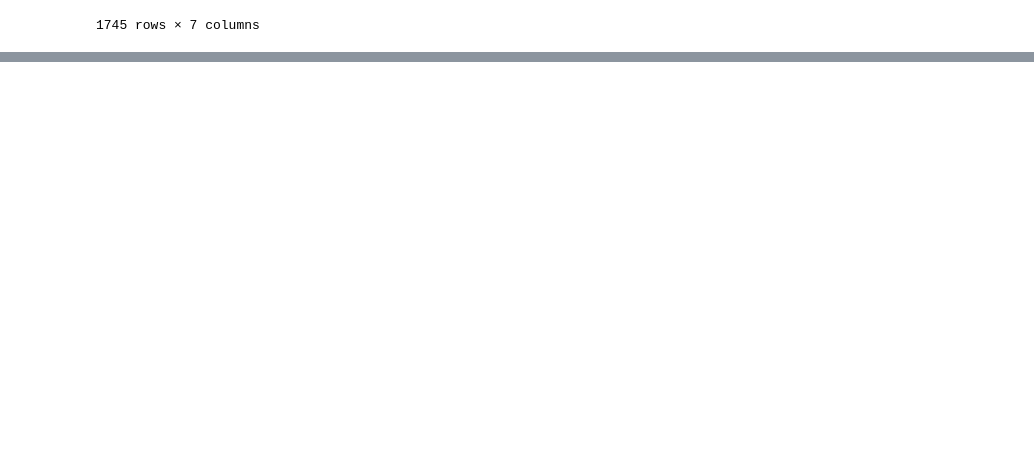
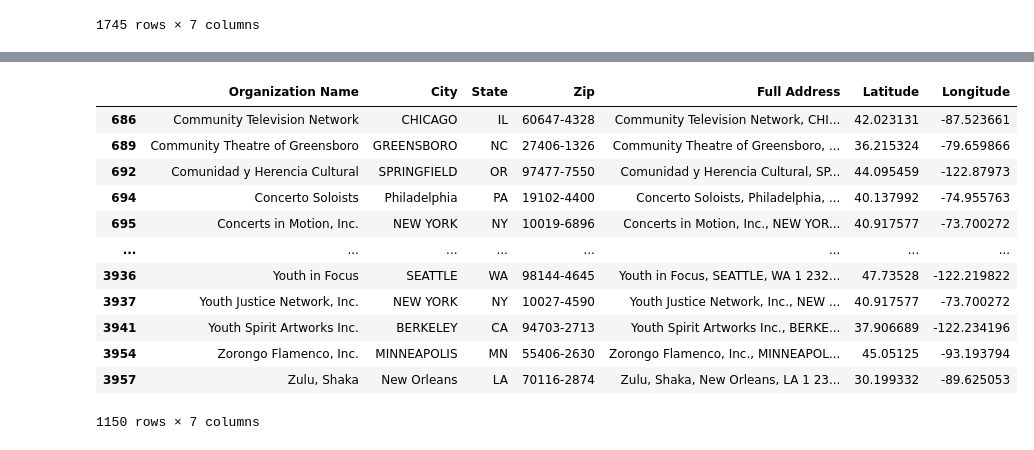
Before and after one commit to kristenvinh/NEA_NEH_Mapping, a Jupyter notebook: geocoding_cleaning.ipynb, the cells around one changed output, grey strips where cells are left out. Drawn from its saved outputs; the diff is of its cells as text; code cells hidden in the pictures; blank space fills up the shorter version.

```diff
--- a/geocoding_cleaning.ipynb
+++ b/geocoding_cleaning.ipynb
@@ -165 +237,19 @@ NEH_With_Geo
+# %%
+#Running Geocoding and saving files
+NEA_List[4] = geocoding(NEA_List[4])
+NEA_List[4]
+# %% [output]
+|  | Organization Name | City | State | Zip | Full Address | Latitude | Longitude |
+| 686 | Community Television Network | CHICAGO | IL | 60647-4328 | Community Television Network, CHI... | 42.023131 | -87.523661 |
+| 689 | Community Theatre of Greensboro | GREENSBORO | NC | 27406-1326 | Community Theatre of Greensboro, ... | 36.215324 | -79.659866 |
+| 692 | Comunidad y Herencia Cultural | SPRINGFIELD | OR | 97477-7550 | Comunidad y Herencia Cultural, SP... | 44.095459 | -122.87973 |
+| 694 | Concerto Soloists | Philadelphia | PA | 19102-4400 | Concerto Soloists, Philadelphia, ... | 40.137992 | -74.955763 |
+| 695 | Concerts in Motion, Inc. | NEW YORK | NY | 10019-6896 | Concerts in Motion, Inc., NEW YOR... | 40.917577 | -73.700272 |
+| ... | ... | ... | ... | ... | ... | ... | ... |
+| 3936 | Youth in Focus | SEATTLE | WA | 98144-4645 | Youth in Focus, SEATTLE, WA 1 232... | 47.73528 | -122.219822 |
+| 3937 | Youth Justice Network, Inc. | NEW YORK | NY | 10027-4590 | Youth Justice Network, Inc., NEW ... | 40.917577 | -73.700272 |
+| 3941 | Youth Spirit Artworks Inc. | BERKELEY | CA | 94703-2713 | Youth Spirit Artworks Inc., BERKE... | 37.906689 | -122.234196 |
+| 3954 | Zorongo Flamenco, Inc. | MINNEAPOLIS | MN | 55406-2630 | Zorongo Flamenco, Inc., MINNEAPOL... | 45.05125 | -93.193794 |
+| 3957 | Zulu, Shaka | New Orleans | LA | 70116-2874 | Zulu, Shaka, New Orleans, LA 1 23... | 30.199332 | -89.625053 |
+1150 rows × 7 columns
 # %%
```
Also changed, not shown: parts of 6 cells of this notebook, 1 other file.
